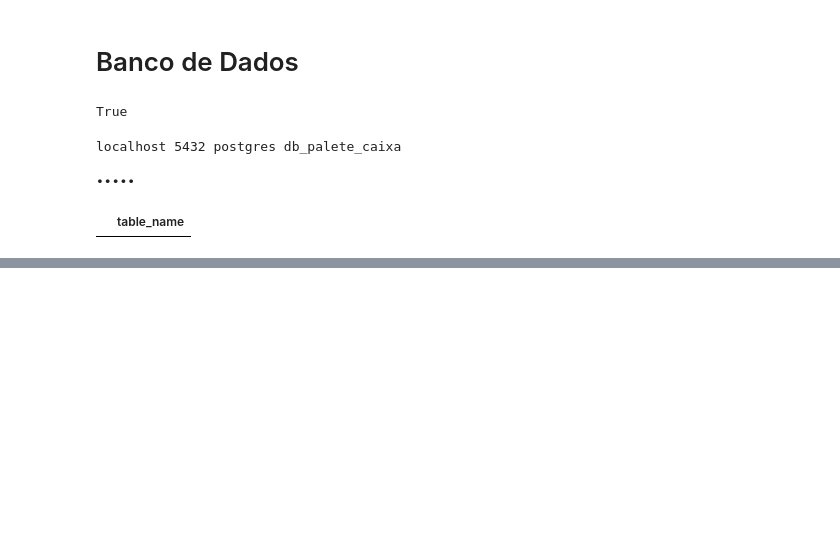
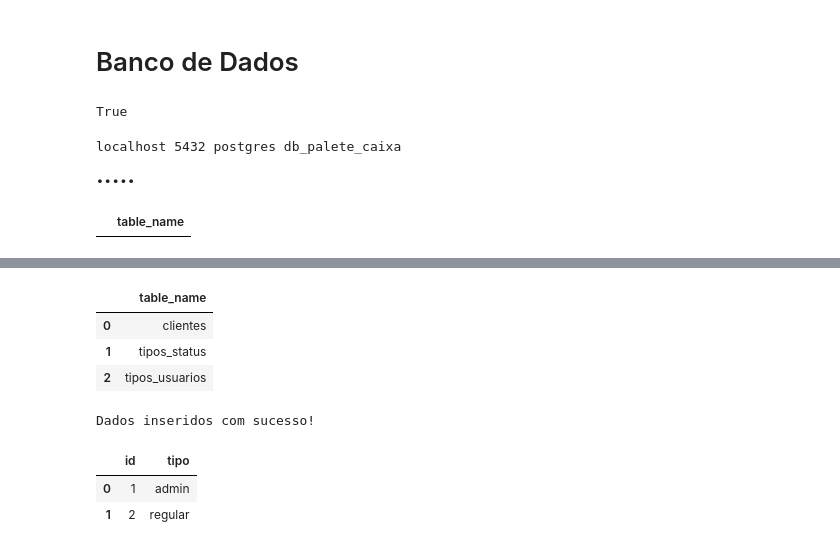
Before and after one commit to HermesJunior/palete_caixa, a Jupyter notebook: db_aula.ipynb, the cells around one changed output, grey strips where cells are left out. Drawn from its saved outputs; the diff is of its cells as text; code cells hidden in the pictures; blank space fills up the shorter version.

Commit message:
finalizados os recursos do banco de dados

```diff
--- a/db_aula.ipynb
+++ b/db_aula.ipynb
@@ -46,0 +85,44 @@ df_tabelas
+# %%
+#import pandas as pd ## repliquei a celula para testar a leitura das tabelas criadas
+df_tabelas = pd.read_sql("""
+        SELECT table_name
+        FROM information_schema.tables
+        WHERE table_schema = 'public'
+          AND table_name IN ('clientes', 'tipos_status', 'tipos_usuarios')
+        ORDER BY table_name;
+    """, engine)
+df_tabelas
+# %% [output]
+|  | table_name |
+| 0 | clientes |
+| 1 | tipos_status |
+| 2 | tipos_usuarios |
+# %%
+# inserir dados nas tabelas tipos_status e tipos_usuarios
+inserir_dados = """
+INSERT INTO tipos_status (nome_status) VALUES
+    ('ativo'),
+    ('inativo'),
+    ('suspenso');
+
+
+INSERT INTO tipos_usuarios (tipo) VALUES
+    ('admin'),
+    ('regular');
+
+"""
+
+with engine.begin() as conn:
+    conn.execute(text(inserir_dados))
+print("Dados inseridos com sucesso!")
+
+#     ON CONFLICT (tipo) DO NOTHING;  pode-se insluir este comando, ao final de cada bloco acima, para evitar erro de conflitos.
+# %% [output]
+Dados inseridos com sucesso!
+# %%
+df = pd.read_sql(sql = "SELECT * FROM tipos_usuarios", con = engine)
+df
+# %% [output]
+|  | id | tipo |
+| 0 | 1 | admin |
+| 1 | 2 | regular |
```
Also changed, not shown: parts of 28 cells of this notebook, 4 other files.
